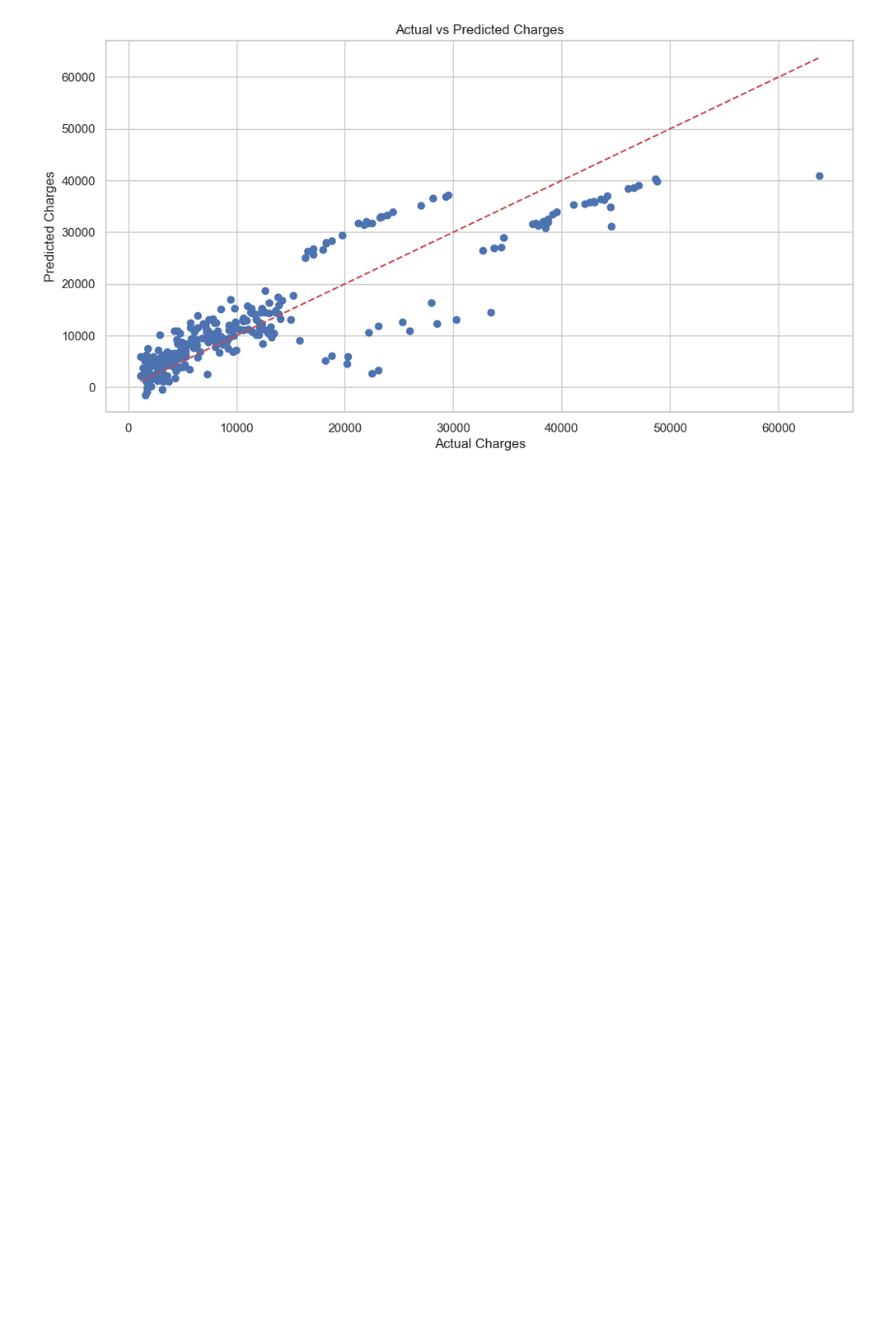
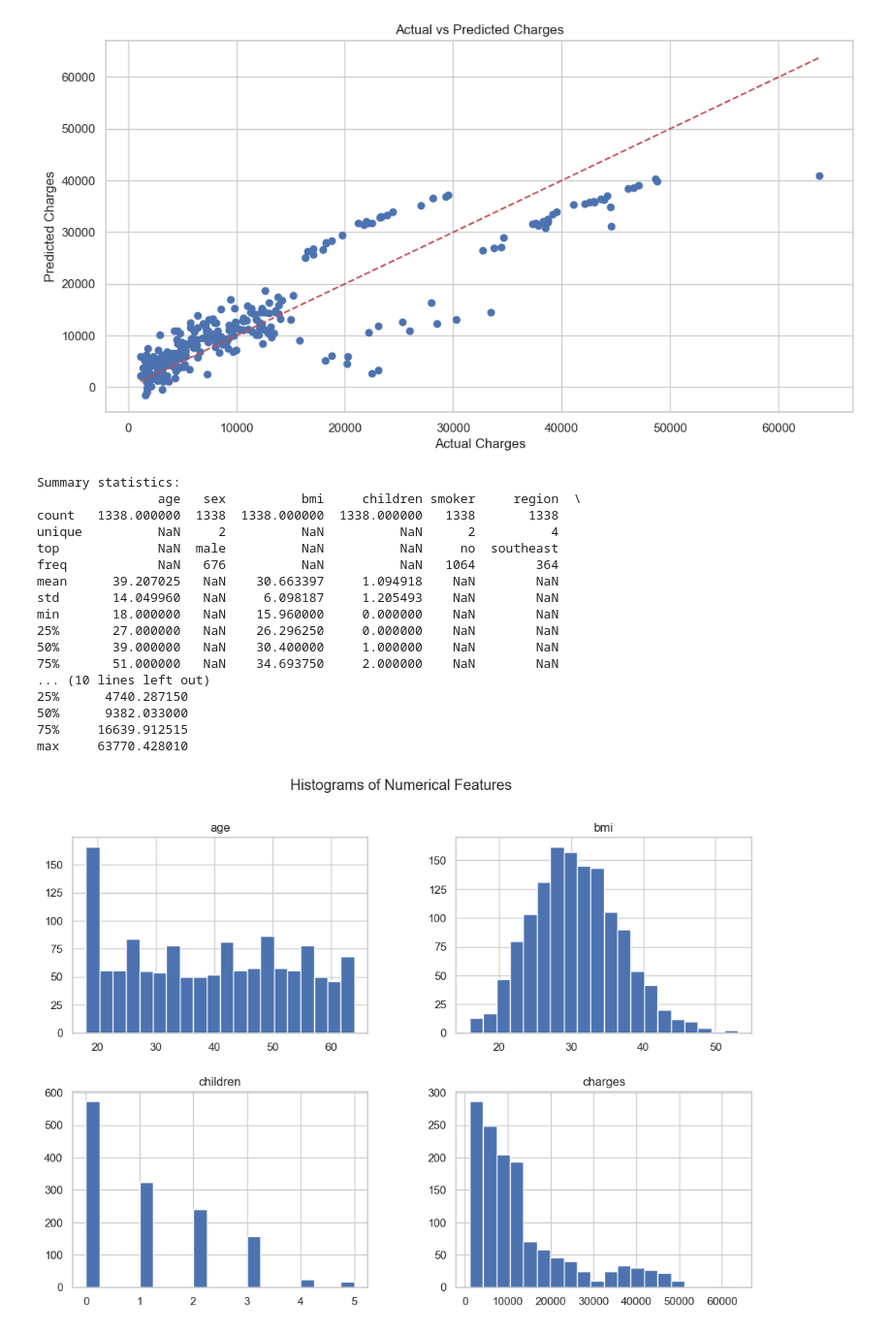
Before and after one commit to Bezaaa/End-to-End-, a Jupyter notebook: notebooks/summary.ipynb, the cells around one changed output. Shown at 97% size. Cells and saved outputs as stored; diff of their text form; code cells hidden in the pictures; blank space fills up the shorter version.

```diff
--- a/notebooks/summary.ipynb
+++ b/notebooks/summary.ipynb
@@ -175,0 +191,57 @@ plt.show()
+# %%
+import pandas as pd
+import matplotlib.pyplot as plt
+import seaborn as sns
+
+# Load cleaned data
+df = pd.read_csv('data/processed_data.csv')
+
+# Summary statistics
+print("Summary statistics:")
+print(df.describe(include='all'))
+
+# Check distribution of numerical variables
+num_cols = ['age', 'bmi', 'children', 'charges']
+df[num_cols].hist(bins=20, figsize=(12,8))
+plt.suptitle('Histograms of Numerical Features')
+plt.show()
+
+# Count plots for categorical features
+cat_cols = ['sex', 'smoker', 'region']
+for col in cat_cols:
+    plt.figure(figsize=(6,4))
+    sns.countplot(data=df, x=col)
+    plt.title(f'Count plot of {col}')
+    plt.show()
+
+# Boxplot for charges by smoker status
+plt.figure(figsize=(8,6))
+sns.boxplot(x='smoker', y='charges', data=df)
+plt.title('Insurance Charges by Smoker Status')
+plt.show()
+
+# Correlation heatmap
+plt.figure(figsize=(8,6))
+corr = df[num_cols].corr()
+sns.heatmap(corr, annot=True, cmap='coolwarm')
+plt.title('Correlation Matrix of Numerical Features')
+plt.show()
+# %% [output]
+Summary statistics:
+                age   sex          bmi     children smoker     region  \
+count   1338.000000  1338  1338.000000  1338.000000   1338       1338
+unique          NaN     2          NaN          NaN      2          4
+top             NaN  male          NaN          NaN     no  southeast
+freq            NaN   676          NaN          NaN   1064        364
+mean      39.207025   NaN    30.663397     1.094918    NaN        NaN
+std       14.049960   NaN     6.098187     1.205493    NaN        NaN
+min       18.000000   NaN    15.960000     0.000000    NaN        NaN
+25%       27.000000   NaN    26.296250     0.000000    NaN        NaN
+50%       39.000000   NaN    30.400000     1.000000    NaN        NaN
+75%       51.000000   NaN    34.693750     2.000000    NaN        NaN
+... (10 lines left out)
+25%      4740.287150
+50%      9382.033000
+75%     16639.912515
+max     63770.428010
+[figure, added]
```
Also changed, not shown: parts of 7 cells of this notebook, 1 other file.
